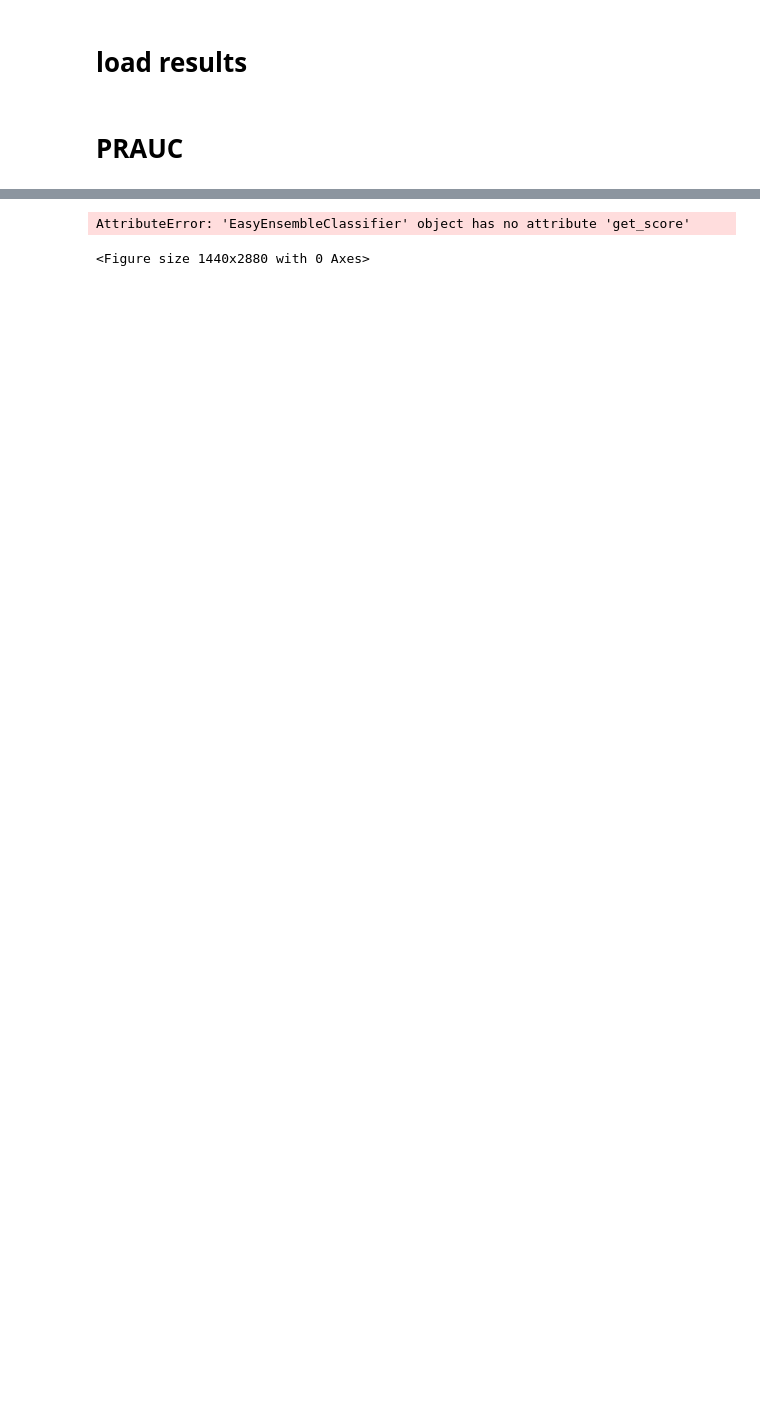
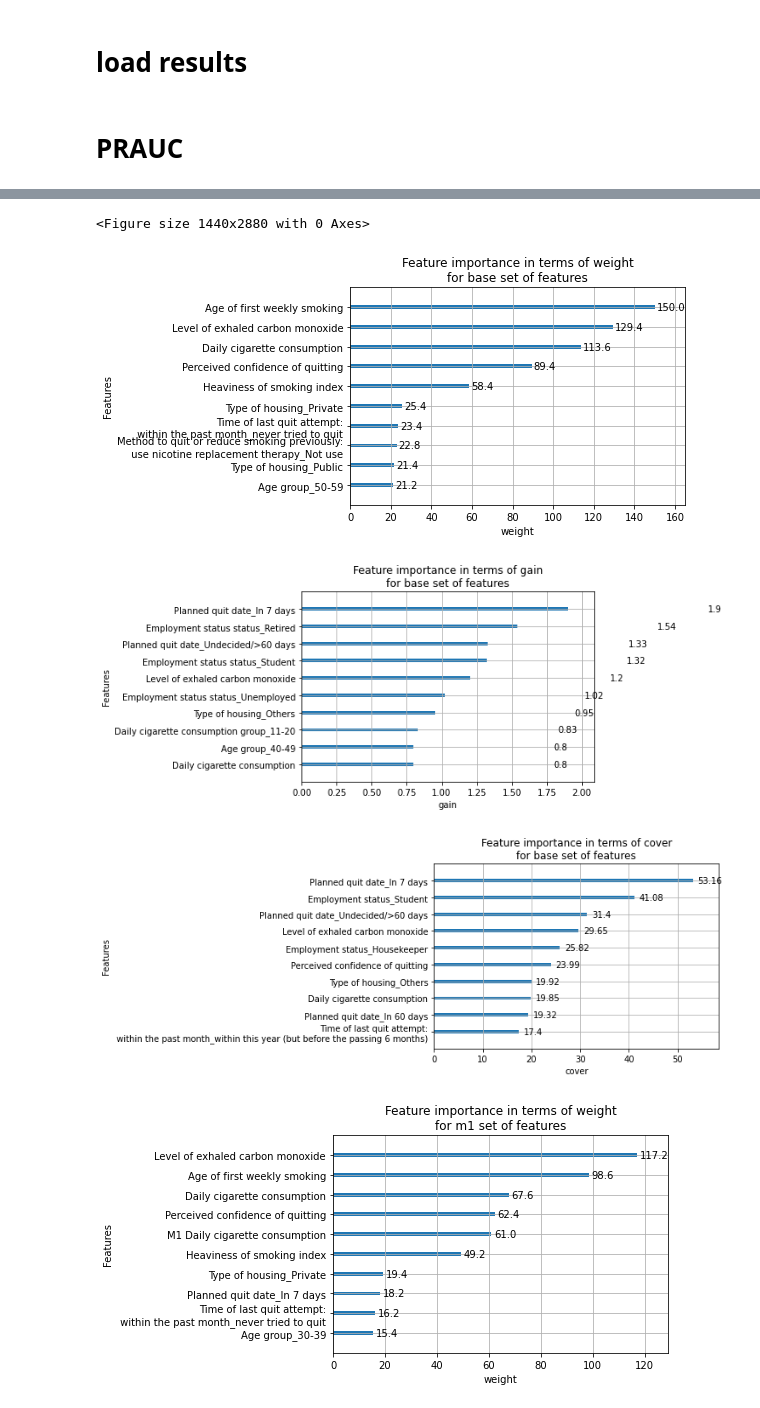
Before and after one commit to catmasteryip/smoking_cessation_v2, a Jupyter notebook: Learning.ipynb, the cells around one changed output, grey strips where cells are left out. Saved outputs shown, nothing was run; the diff lists cells and outputs as text; code cells hidden in the pictures; blank space fills up the shorter version.

```diff
--- a/Learning.ipynb
+++ b/Learning.ipynb
@@ -203,16 +253,29 @@ with open('./xgboost/xgboost_results_10to1.pickle', 'rb') as f:
 # %%
 import matplotlib.colors as mcolors
 from sklearn.metrics import auc
+import numpy as np
 
-recall_df = np.array([])
-precision_df = np.array([])
-aucpr = 0
+# recall_df = np.array([])
+# precision_df = np.array([])
+
 for name in results.keys():
+    aucpr = 0
+    prec = 0
+    rec = 0
+    fscore = 0
     fold_num = 0
     for fold in results[name].keys():
         fold_num += 1
         (precision, recall, thresholds) = results[name][fold]["aucpr"]
         aucpr += auc(recall, precision)
+        precision = results[name][fold]["precision"]
+        recall = results[name][fold]["recall"]
+        fscore += 2 * precision * recall / (precision + recall)
+        prec += results[name][fold]["precision"]
+        rec += results[name][fold]["recall"]
     aucpr /= fold_num
-    print(f"{name} set of features aucpr is {round(aucpr,3)}")
+    prec /= fold_num
+    rec /= fold_num
+    fscore /= fold_num
+    print(f"{name} set of features aucpr {fold_num}fold-cv is {round(aucpr,3)}, precision is {round(prec, 3)}, recall is {round(rec, 3)}, fscore is {round(fscore, 3)}")
 # %% [output]
@@ -235,30 +300,50 @@ Text(0, 0.5, 'Precision')
 # %%
 # not sure if easy ensemble has any function to output feature importance
 plt.figure(figsize=(20,40))
 for name in ['base', 'm1', 'm2', 'm3']:
     importance = {}
     fold_num = 0
     for importance_type in ["weight", 'gain', "cover"]:
         for fold in results[name].keys():
             # Get the importance dictionary (by gain) from the booster
             importance_holder = results[name][fold]["model"].get_score(importance_type=importance_type)
             for key, value in list(zip(importance_holder.keys(), importance_holder.values())):
                 if key not in importance.keys():
                     importance[key] = 0
                 importance[key] += value
 #             import pdb; pdb.set_trace()
             fold_num += 1
 
         # round off score to 2 decimal places
-        for key in importance.keys():
+        oldkeys = list(importance.keys())
+        for key in oldkeys:
+#             print(key)
             importance[key] /= fold_num
             importance[key] = round(importance[key],2)
+            match_length = 0
+            match_index = 0
+            for j in range(len(feat_dict)):
+                found = key.find(feat_dict.iloc[j, 0])
+                if found != -1 and len(feat_dict.iloc[j, 0]) > match_length:
+                    match_length = len(feat_dict.iloc[j, 0])
+                    match_index = j
+                    # replace with long form
+
+#             print(key, "->", feat_dict.iloc[match_index, 1])
+            newkey = key.replace(feat_dict.iloc[match_index, 0],
+                                feat_dict.iloc[match_index, 1])
+            importance[newkey] = importance[key]
+            del importance[key]
+            # change key names
         xgb.plot_importance(importance,
                             importance_type = importance_type,
                             max_num_features = 10,
                             xlabel = importance_type,
                             title = f"Feature importance in terms of {importance_type}\nfor {name} set of features")
-#         plt.savefig(f"./easyensemble/feature_importance_{name}_{importance_type}.png", dpi=200, bbox_inches='tight')
+        plt.savefig(f"./xgboost/feature_importance_{name}_{importance_type}.png", dpi=200, bbox_inches='tight')
 # %% [output]
-AttributeError: 'EasyEnsembleClassifier' object has no attribute 'get_score'
+<Figure size 1440x2880 with 0 Axes>
-<Figure size 1440x2880 with 0 Axes>
+[figure, added]
+[figure, added]
+[figure, added]
+[figure, added]
```
Also changed, not shown: parts of 18 cells of this notebook, 3 other files.
